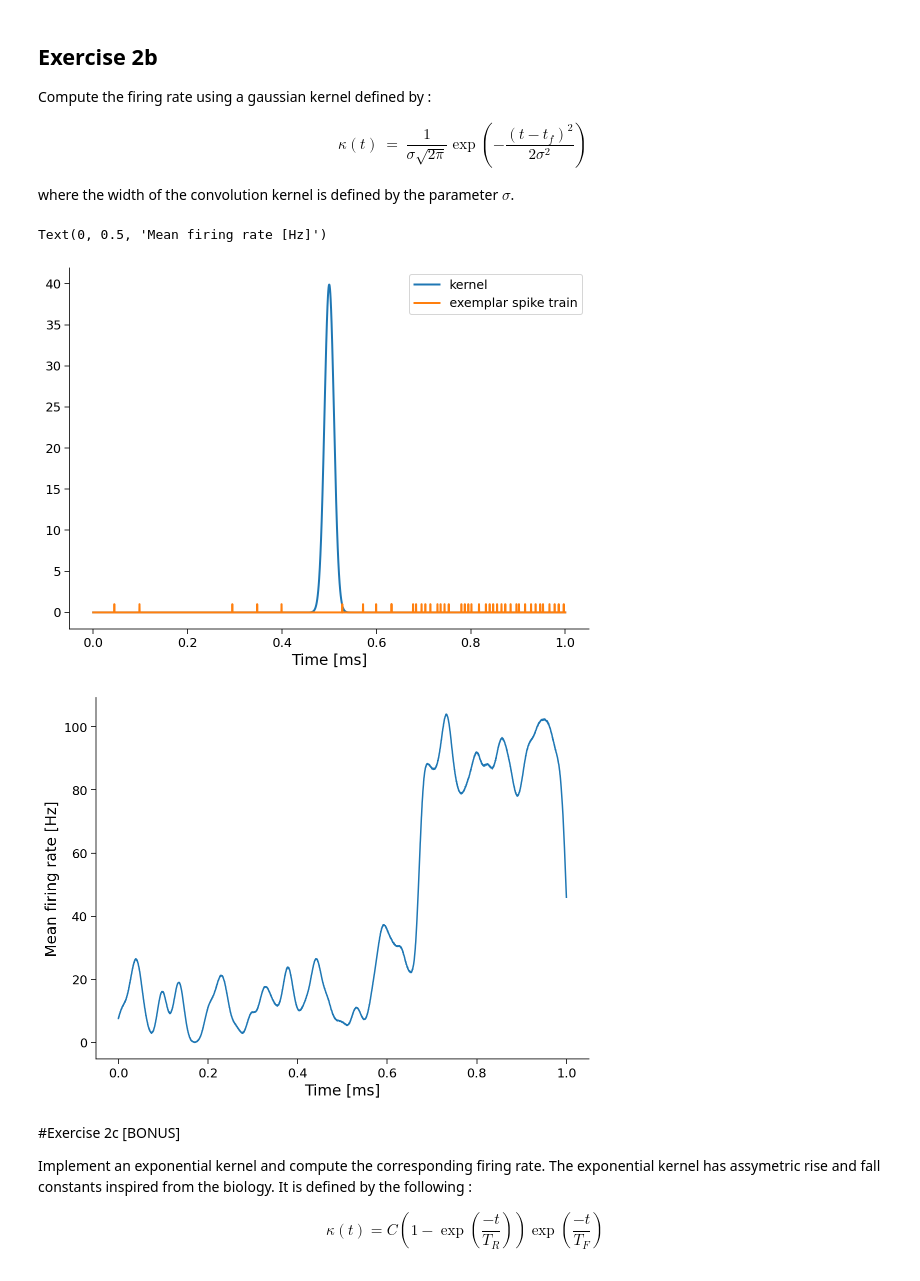
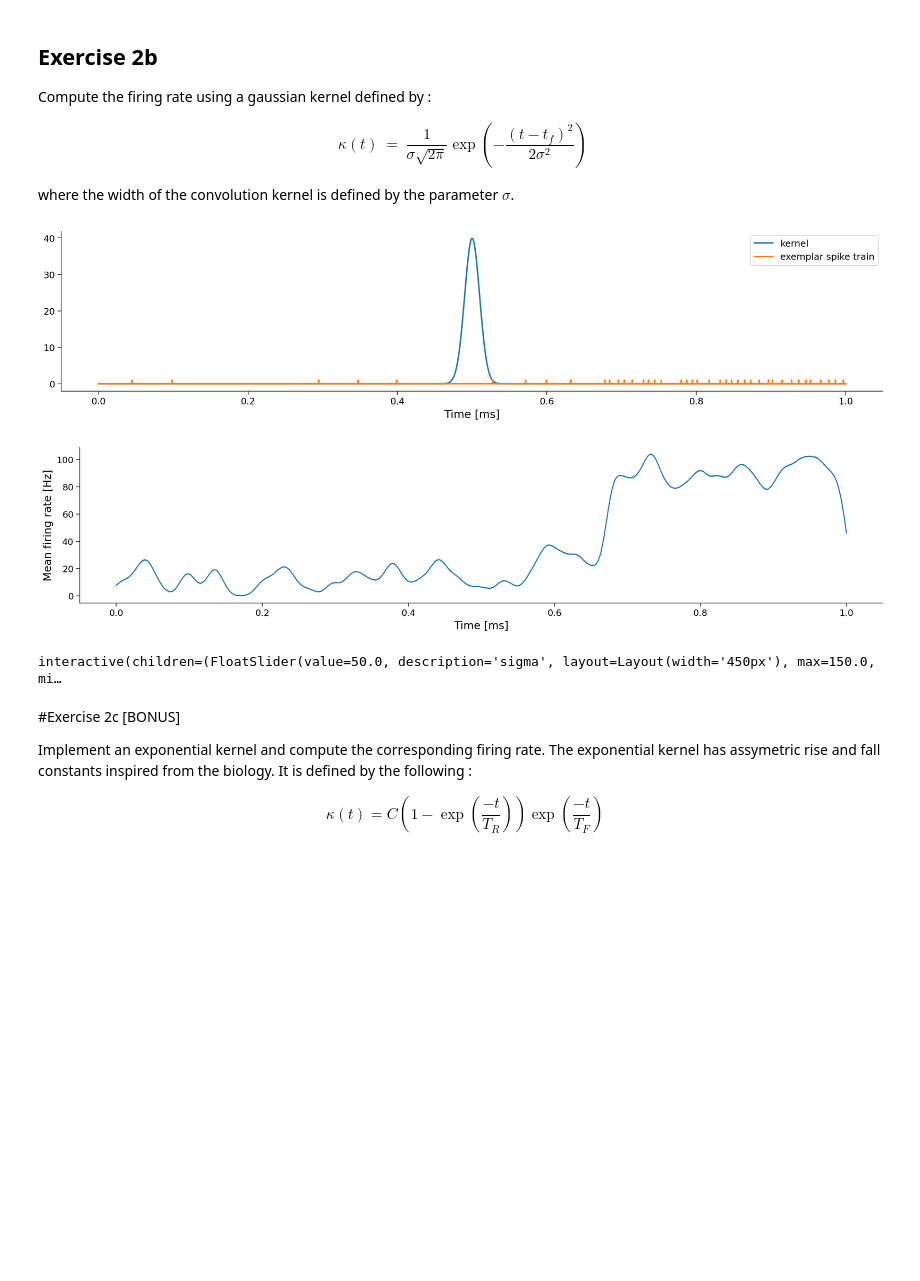
Before and after one commit to fblondiaux/LGBIO2072-2020, a Jupyter notebook: LGBIO2072_TP2.ipynb, the cells around one changed output. Saved outputs shown, nothing was run; the diff lists cells and outputs as text; code cells hidden in the pictures; blank space fills up the shorter version.

```diff
--- a/LGBIO2072_TP2.ipynb
+++ b/LGBIO2072_TP2.ipynb
@@ -68,7 +66,7 @@ def load_dataset():
   url = 'https://raw.githubusercontent.com/fblondiaux/LGBIO2072-2020/master/ExtraContent/Output_Current.csv'
   df = pd.read_csv(url, error_bad_lines=False)
   S = df.to_numpy()
-  return S, 1e-3
+  return S
 def plot_data(S):
   for i in range(len(S)):
     spike_times = S[i]
@@ -248,11 +246,14 @@ def firing_rate(S,kernel):
     Outputs :
     -firing rate (numpy array) is the resulting firing rate
     """
+    ######################
+    ### your code here ###
+    ######################
 
     firing_rate = np.convolve(S,kernel, mode='same')
     return firing_rate
 
-def rect_kernel(width,dt):
+def rect_kernel(time_vector,width):
     """
     rect_kernel creates the rectangular kernel used to compute the firing rate
 
@@ -263,6 +264,12 @@ def rect_kernel(width,dt):
     Outputs :
     -kernel is the returned rectangular kernel
     """
+    ######################
+    ### your code here ###
+    ######################
+
+
+    dt = time_vector[1]-time_vector[0]
     width_dt = width/dt
     kernel = np.ones(int(width_dt))/width
     return kernel
@@ -270,18 +277,22 @@ def rect_kernel(width,dt):
 # Run the lines below to test your code
 
 # Data_loading
-S, dt = load_dataset()
+S = load_dataset()
 Firing_rate = np.zeros_like(S)
 
 t_range = np.linspace(0,1,S.shape[1])
-kernel = rect_kernel(100e-3,t_range[1]-t_range[0])
+
+
+#Compute the firing rate for all the neurons in the dataset
+
+kernel = rect_kernel(t_range,100e-3)
 for ii in range(Firing_rate.shape[0]):
   Firing_rate[ii,:] = firing_rate(S[ii,:],kernel)
 
+#Plot the averaged firing rate
 mean_firing_rate = np.mean(Firing_rate,0)
 
 fig, ax1 = plt.subplots()
-#ax1.plot(t_range,kernel,label="kernel",LineWidth=2)
 ax1.plot(t_range,S[1,:],label="exemplar spike train",LineWidth=2)
 ax1.set_xlabel('Time [ms]')
 ax1.legend()
@@ -290,4 +301,5 @@ fig, ax = plt.subplots()
 ax.plot(t_range,mean_firing_rate)
 ax.set_xlabel("Time [ms]")
 ax.set_ylabel("Mean firing rate [Hz]")
+plt.show()
 # %% [output]
@@ -335,39 +349,66 @@ def gaussian_kernel(time_vector,sigma):
   -time_vector is the time span of the kernel
   -sigma is the width of the gaussian distribution
 
   Outputs:
   -kernel is the distribution
   """
   kernel = 1/(sigma*np.sqrt(2*np.pi)) * np.exp(-(time_vector-time_vector[-1]/2)**2/(2*sigma**2))
   return kernel
 
 #Run the lines below to test your code
 
+# Load data
+S = load_dataset()
+Firing_rate = np.zeros_like(S)
+t_range = np.linspace(0,1,S.shape[1])
 
-S, dt = load_dataset()
-Firing_rate = np.zeros_like(S)
 
-t_range = np.linspace(0,1,S.shape[1])
+#Compute the firing rate for all the neurons in the dataset
 kernel = gaussian_kernel(t_range,0.01)
 for ii in range(Firing_rate.shape[0]):
   Firing_rate[ii,:] = firing_rate(S[ii,:],kernel)
 
+
+#Plot the averaged firing rate
 mean_firing_rate = np.mean(Firing_rate,0)
 
 fig, ax1 = plt.subplots()
 ax1.plot(t_range,kernel,label="kernel",LineWidth=2)
 ax1.plot(t_range,S[1,:],label="exemplar spike train",LineWidth=2)
 ax1.set_xlabel('Time [ms]')
 ax1.legend()
 
 fig, ax = plt.subplots()
 ax.plot(t_range,mean_firing_rate)
 ax.set_xlabel("Time [ms]")
 ax.set_ylabel("Mean firing rate [Hz]")
+plt.show()
 # %% [output]
-Text(0, 0.5, 'Mean firing rate [Hz]')
-[figure, old version]
+[figure, new version]
-[figure, old version]
+[figure, new version]
+# %%
+# @title
+# @markdown Make sure you execute this cell to enable the widget! Sigma is expressed in ms.
+my_layout.width = '450px'
+@widgets.interact(
+    sigma=widgets.FloatSlider(50, min=1, max=150, step=5, layout=my_layout)
+
+)
+def firingRate(sigma =0.1):
+    S = load_dataset()
+    t_range = np.linspace(0,1,S.shape[1])
+    kernel = gaussian_kernel(t_range,sigma*1e-3)
+
+    Firing_rate = np.zeros_like(S)
+
+    for ii in range(Firing_rate.shape[0]):
+      Firing_rate[ii,:] = firing_rate(S[ii,:],kernel)
+    mean_firing_rate = np.mean(Firing_rate,0)
+    fig, ax=plt.subplots()
+    ax.plot(t_range,mean_firing_rate)
+    plt.show()
+# %% [output]
+interactive(children=(FloatSlider(value=50.0, description='sigma', layout=Layout(width='450px'), max=150.0, mi…
 # %% [markdown]
 #Exercise 2c [BONUS]
 
```
Also changed, not shown: parts of 11 cells of this notebook.
